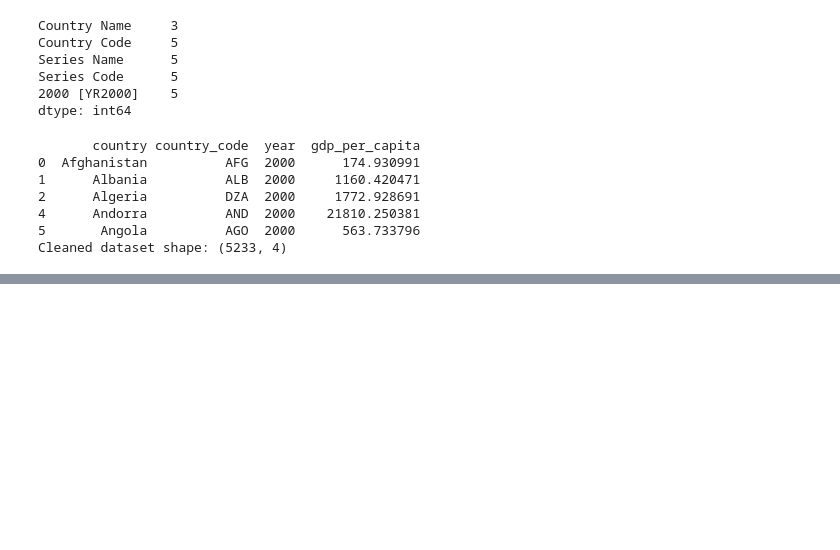
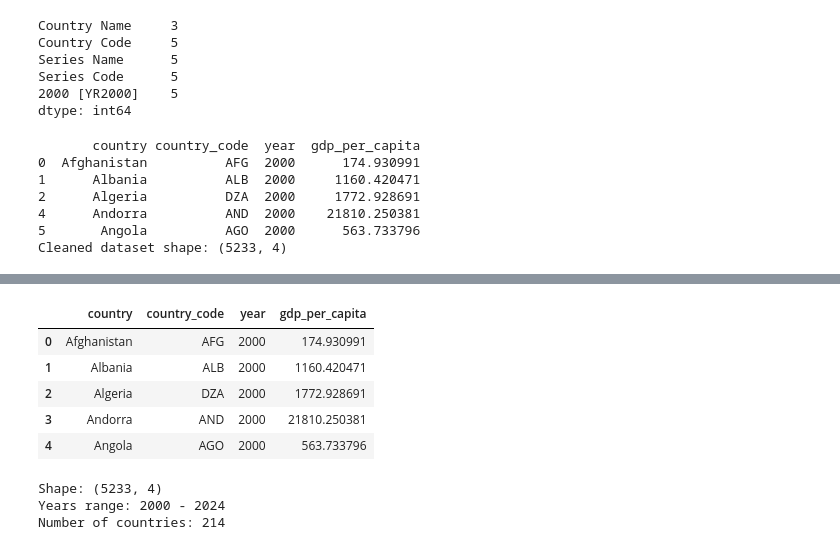
Before and after one commit to MonashTee/python-job-portfolio, a Jupyter notebook: week_01/notebooks/basic_economic_data.ipynb, the cells around one changed output, grey strips where cells are left out. Cells and saved outputs as stored; diff of their text form; code cells hidden in the pictures; blank space fills up the shorter version.

```diff
--- a/week_01/notebooks/basic_economic_data.ipynb
+++ b/week_01/notebooks/basic_economic_data.ipynb
@@ -106,0 +124,22 @@ gdp_long.to_csv(
+# %%
+import pandas as pd
+import matplotlib.pyplot as plt
+
+gdp_clean = pd.read_csv('../data/world_bank_gdp_per_capita_clean.csv')
+gdp_clean.head()
+# %% [output]
+|  | country | country_code | year | gdp_per_capita |
+| 0 | Afghanistan | AFG | 2000 | 174.930991 |
+| 1 | Albania | ALB | 2000 | 1160.420471 |
+| 2 | Algeria | DZA | 2000 | 1772.928691 |
+| 3 | Andorra | AND | 2000 | 21810.250381 |
+| 4 | Angola | AGO | 2000 | 563.733796 |
+# %%
+# understand the data size and coverage
+print("Shape:", gdp_clean.shape)
+print("Years range:", gdp_clean['year'].min(), "-", gdp_clean['year'].max())
+print("Number of countries:", gdp_clean['country'].nunique())
+# %% [output]
+Shape: (5233, 4)
+Years range: 2000 - 2024
+Number of countries: 214
```
Also changed, not shown: parts of 7 cells of this notebook.
